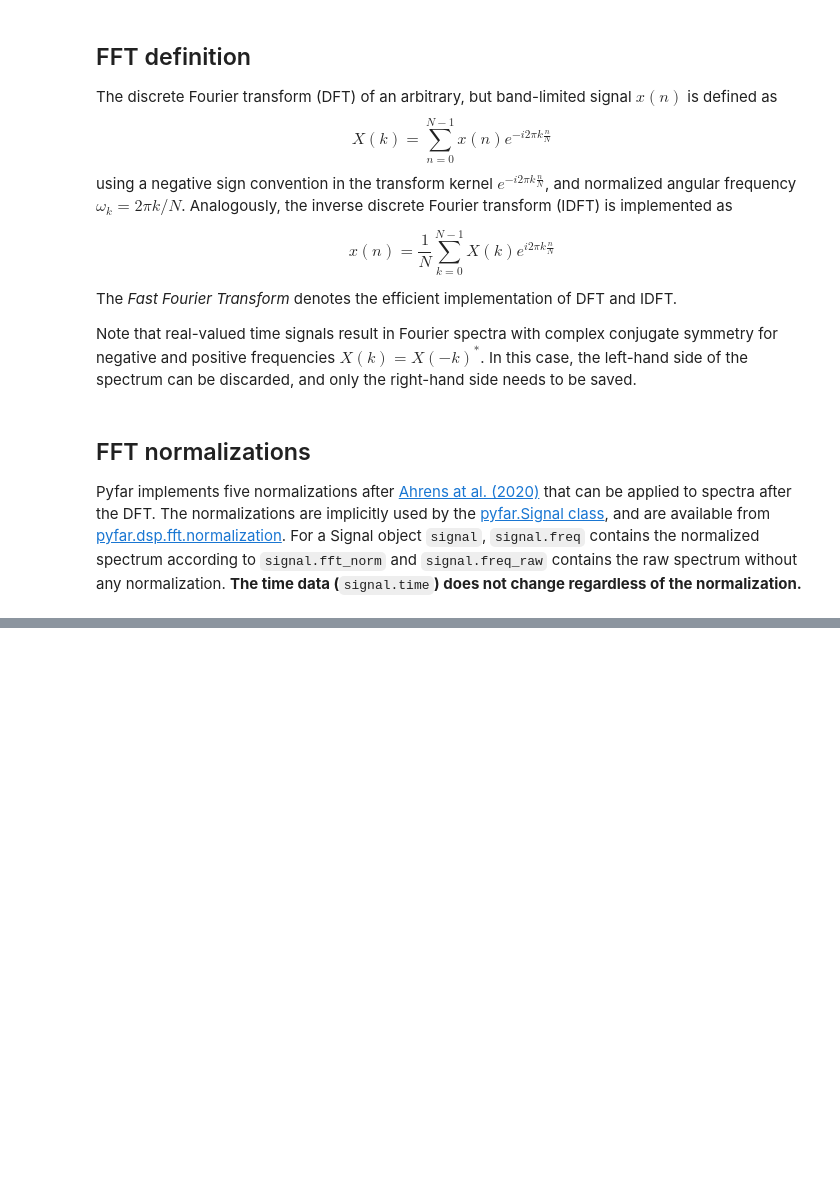
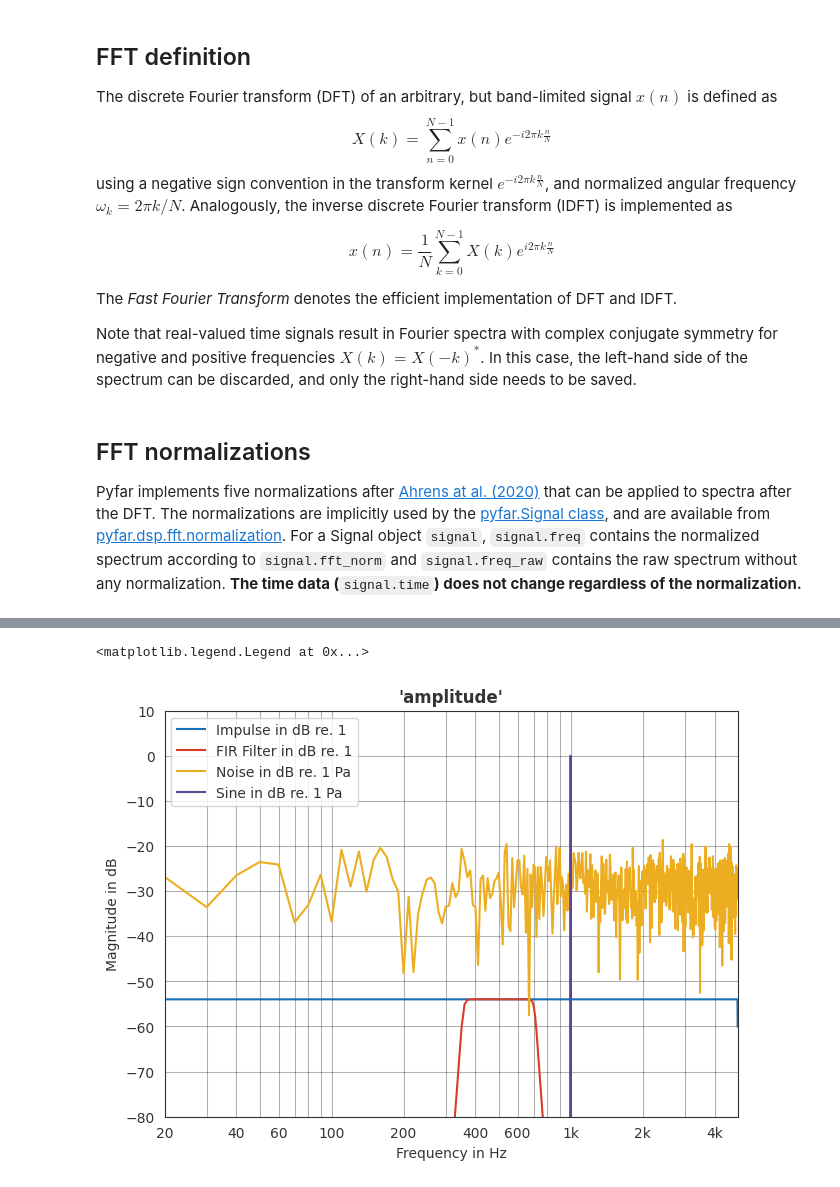
Before and after one commit to pyfar/gallery, a Jupyter notebook: docs/gallery/interactive/fast_fourier_transform.ipynb, the cells around one changed output, grey strips where cells are left out. Drawn from its saved outputs; the diff is of its cells as text; code cells hidden in the pictures; blank space fills up the shorter version.

```diff
--- a/docs/gallery/interactive/fast_fourier_transform.ipynb
+++ b/docs/gallery/interactive/fast_fourier_transform.ipynb
@@ -128,0 +102,15 @@ For further details, especially on the background of the power normalizations, i
+# %%
+for signal in [impulse, fir, sine, noise]:
+    signal.fft_norm = 'amplitude'
+
+ax = pf.plot.freq(impulse, label="Impulse in dB re. 1")
+pf.plot.freq(fir, label="FIR Filter in dB re. 1")
+pf.plot.freq(noise, label="Noise in dB re. 1 Pa")
+pf.plot.freq(sine, label="Sine in dB re. 1 Pa")
+
+ax.set_title("'amplitude'")
+ax.set_ylim(-80, 10)
+ax.legend(loc='upper left')
+# %% [output]
+<matplotlib.legend.Legend at 0x...>
+[figure, added]
```
Also changed, not shown: parts of 24 cells of this notebook.
